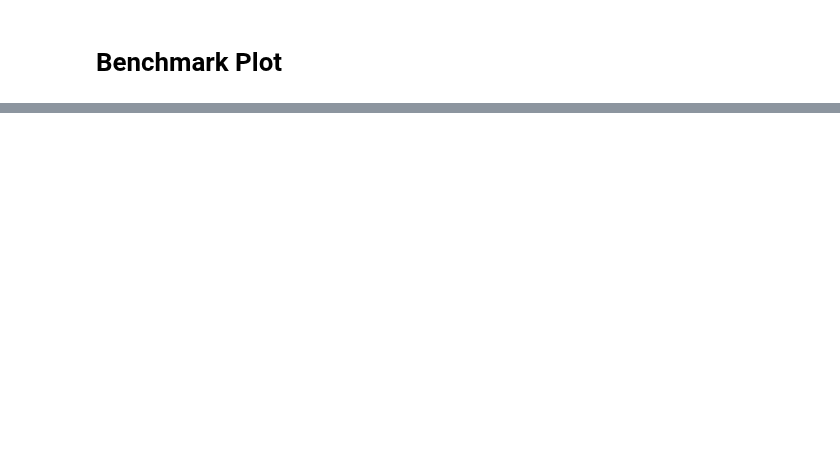
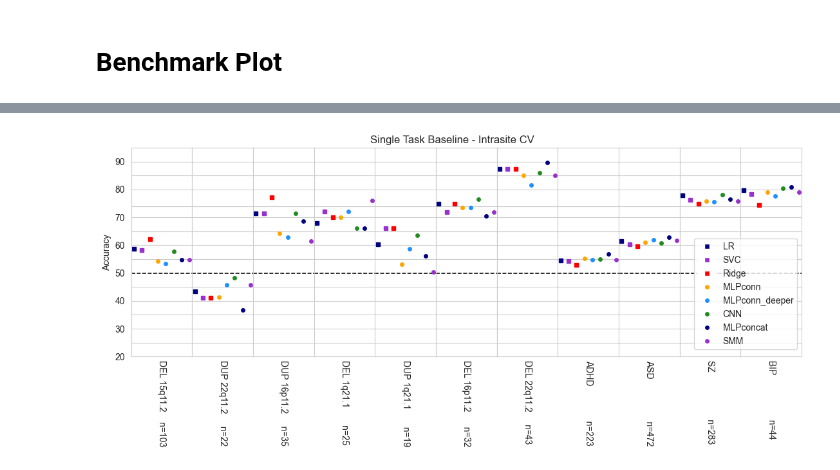
Before and after one commit to harveyaa/neuropsych_mtl, a Jupyter notebook: ML/benchmark_3/benchmark_3_plots.ipynb, the cells around one changed output, grey strips where cells are left out. Cells and saved outputs as stored; diff of their text form; code cells hidden in the pictures; blank space fills up the shorter version.

```diff
--- a/ML/benchmark_3/benchmark_3_plots.ipynb
+++ b/ML/benchmark_3/benchmark_3_plots.ipynb
@@ -24,0 +57,17 @@ case_labels = ['DEL 15q11.2','DUP 22q11.2','DUP 16p11.2','DEL 1q21.1','DUP 1q21.
+# %%
+# Load MTL results
+models = ['mlp','deeper','cnn','concat','mps_big']
+
+results_single = []
+for model in models:
+    accuracy = {}
+    for case in cases:
+        folds = []
+        for fold in range(5):
+            p = os.path.join(single_p,f'{model}/{case}/fold_{fold}')
+            file = [f for f in os.listdir(p) if f[-4:]=='.csv'][0]
+            folds.append(pd.read_csv(os.path.join(p,file),index_col=0,header=[0,1])[case]['Accuracy/test'].loc[99])
+        accuracy[case]=np.mean(folds)
+    results_single.append(pd.DataFrame(accuracy,index=[model]))
+
+results_single = pd.concat(results_single).transpose()
@@ -77,0 +144,72 @@ plt.savefig(os.path.join(out_p,'benchmark.png'),dpi=300)
+# %%
+##################
+# BENCHMARK PLOT #
+##################
+title = 'Single Task Baseline - Intrasite CV'
+
+fig,ax = plt.subplots(1,len(cases),figsize=(11,5),sharey=True,sharex=True)
+
+plt.yticks([0,5,10,15,20,25,30,35,40,45,50,55,60,65,70,74,80,85,90,95,100])
+ax[0].set_yticklabels([0,None,10,None,20,None,30,None,40,None,50,None,60,None,70,None,80,None,90,None,100])
+
+sns.set_style('whitegrid')
+colors = ['navy','darkorchid','red','orange','dodgerblue','forestgreen','navy','darkorchid','red']
+for j,case in enumerate(cases):
+    for i,clf in enumerate(clfs + models):
+        #conf_acc = results[clf].loc[case,'conf']
+        if clf in clfs:
+            conn_acc = results[clf].loc[case,'conn']
+            marker='s'
+        else:
+            conn_acc = results_single[clf].loc[case]
+            marker='o'
+
+        mfc = colors[i]
+        ax[j].plot(i,conn_acc,marker=marker,color=colors[i],ms=4,markerfacecolor=mfc)
+        #ax[j].plot(i,conf_acc,marker='o',color=colors[i],ms=4,markerfacecolor=mfc)
+        #ax[j].plot((i,i),(conf_acc,conn_acc),color=colors[i],ls=ls,label=clf)
+        ax[j].set_xticklabels([])
+        ax[j].set_xticks([])
+        #ax[j].set_xlim(-0.75,5.75)
+
+        ax[j].set_xlabel(case_labels[j],rotation=270)
+
+        lines = ax[j].get_ygridlines()
+        b = lines[10]
+        b.set_color('black')
+        b.set_linewidth(1.15)
+        b.set_linestyle('--')
+
+from matplotlib.lines import Line2D
+handles = [Line2D([0], [0], marker='s',color='w', label='LR',
+                          markerfacecolor=colors[0]),
+        Line2D([0], [0], marker='s', color='w', label='SVC',
+                          markerfacecolor=colors[1]),
+        Line2D([0], [0], marker='s', color='w', label='Ridge',
+                          markerfacecolor=colors[2]),
+        Line2D([0], [0], marker='o', color='w', label='MLPconn',
+                          markerfacecolor=colors[3]),
+        Line2D([0], [0], marker='o', color='w', label='MLPconn_deeper',
+                          markerfacecolor=colors[4]),
+        Line2D([0], [0], marker='o', color='w', label='CNN',
+                          markerfacecolor=colors[5]),
+        Line2D([0], [0], marker='o', color='w', label='MLPconcat',
+                          markerfacecolor=colors[6]),
+        Line2D([0], [0], marker='o', color='w', label='SMM',
+                          markerfacecolor=colors[7]),
+                          ]
+labels = ['LR','SVC','Ridge','MLPconn','MLPconn_deeper','CNN','MLPconcat','SMM']
+fig.legend(handles, labels, loc=(0.84,0.32))
+
+handles, _ = ax[0].get_legend_handles_labels()
+labels = clfs + models
+
+ax[0].set_ylabel('Accuracy')
+#fig.legend(handles, labels, loc='lower right')
+plt.suptitle(title)
+plt.ylim(20,95)
+plt.tight_layout(pad=0.5)
+plt.subplots_adjust(wspace=0)
+plt.savefig(os.path.join(out_p,'baseline.png'),dpi=300)
+# %% [output]
+[figure, added]
```
Also changed, not shown: parts of 8 cells of this notebook.
